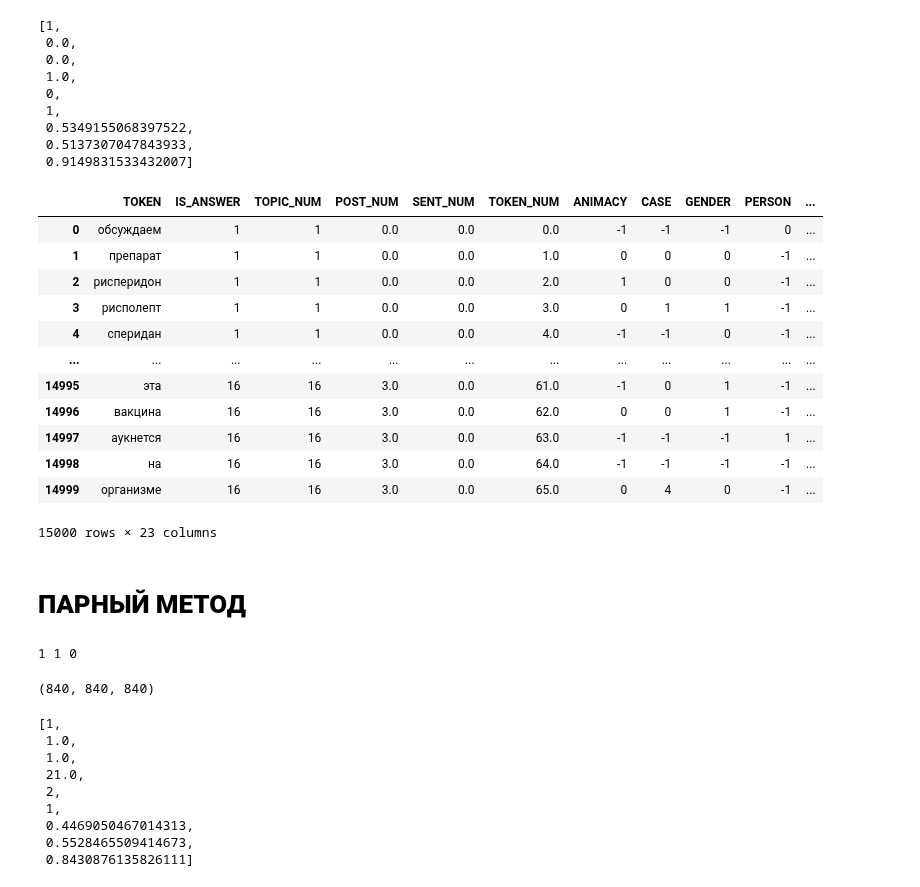
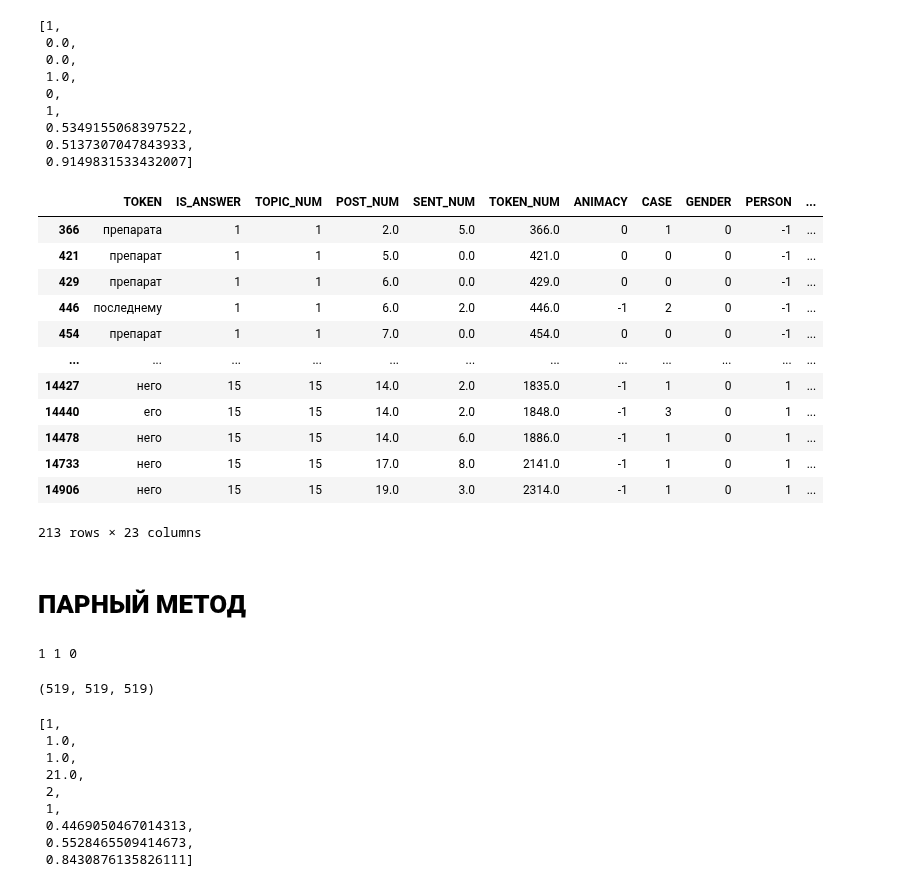
Before and after one commit to DmitryKutsev/cross-document_coreference, a Jupyter notebook: classifiers/rule_ml_pair.ipynb, the cells around one changed output. Saved outputs shown, nothing was run; the diff lists cells and outputs as text; code cells hidden in the pictures.

```diff
--- a/classifiers/rule_ml_pair.ipynb
+++ b/classifiers/rule_ml_pair.ipynb
@@ -1062,32 +1062,25 @@ list(df.values[1])[2:6] + list(df.values[1])[17:18] + list(df.values[1])[19:23]
  0.5349155068397522,
  0.5137307047843933,
  0.9149831533432007]
-# %%
-df
-# %% [output]
-|  | TOKEN | IS_ANSWER | TOPIC_NUM | POST_NUM | SENT_NUM | TOKEN_NUM | ANIMACY | CASE | GENDER | PERSON | ... |
-| 0 | обсуждаем | 1 | 1 | 0.0 | 0.0 | 0.0 | -1 | -1 | -1 | 0 | ... |
-| 1 | препарат | 1 | 1 | 0.0 | 0.0 | 1.0 | 0 | 0 | 0 | -1 | ... |
-| 2 | рисперидон | 1 | 1 | 0.0 | 0.0 | 2.0 | 1 | 0 | 0 | -1 | ... |
-| 3 | рисполепт | 1 | 1 | 0.0 | 0.0 | 3.0 | 0 | 1 | 1 | -1 | ... |
-| 4 | сперидан | 1 | 1 | 0.0 | 0.0 | 4.0 | -1 | -1 | 0 | -1 | ... |
-| ... | ... | ... | ... | ... | ... | ... | ... | ... | ... | ... | ... |
-| 14995 | эта | 16 | 16 | 3.0 | 0.0 | 61.0 | -1 | 0 | 1 | -1 | ... |
-| 14996 | вакцина | 16 | 16 | 3.0 | 0.0 | 62.0 | 0 | 0 | 1 | -1 | ... |
-| 14997 | аукнется | 16 | 16 | 3.0 | 0.0 | 63.0 | -1 | -1 | -1 | 1 | ... |
-| 14998 | на | 16 | 16 | 3.0 | 0.0 | 64.0 | -1 | -1 | -1 | -1 | ... |
-| 14999 | организме | 16 | 16 | 3.0 | 0.0 | 65.0 | 0 | 4 | 0 | -1 | ... |
-15000 rows × 23 columns
+# %%
+df.loc[(df['COREFERENCE_CLUSTER'] != 0) & (df['NER'] > 1)]
+# %% [output]
+|  | TOKEN | IS_ANSWER | TOPIC_NUM | POST_NUM | SENT_NUM | TOKEN_NUM | ANIMACY | CASE | GENDER | PERSON | ... |
+| 366 | препарата | 1 | 1 | 2.0 | 5.0 | 366.0 | 0 | 1 | 0 | -1 | ... |
+| 421 | препарат | 1 | 1 | 5.0 | 0.0 | 421.0 | 0 | 0 | 0 | -1 | ... |
+| 429 | препарат | 1 | 1 | 6.0 | 0.0 | 429.0 | 0 | 0 | 0 | -1 | ... |
+| 446 | последнему | 1 | 1 | 6.0 | 2.0 | 446.0 | -1 | 2 | 0 | -1 | ... |
+| 454 | препарат | 1 | 1 | 7.0 | 0.0 | 454.0 | 0 | 0 | 0 | -1 | ... |
+| ... | ... | ... | ... | ... | ... | ... | ... | ... | ... | ... | ... |
+| 14427 | него | 15 | 15 | 14.0 | 2.0 | 1835.0 | -1 | 1 | 0 | 1 | ... |
+| 14440 | его | 15 | 15 | 14.0 | 2.0 | 1848.0 | -1 | 3 | 0 | 1 | ... |
+| 14478 | него | 15 | 15 | 14.0 | 6.0 | 1886.0 | -1 | 1 | 0 | 1 | ... |
+| 14733 | него | 15 | 15 | 17.0 | 8.0 | 2141.0 | -1 | 1 | 0 | 1 | ... |
+| 14906 | него | 15 | 15 | 19.0 | 3.0 | 2314.0 | -1 | 1 | 0 | 1 | ... |
+213 rows × 23 columns
 # %% [markdown]
 # **ПАРНЫЙ МЕТОД**
 # %%
-# all_anaphors = df.loc[df['NER'] > 1]
-# all_antecedents = df.loc[df['NER'] == 1]
-# list(all_anaphors.iloc[[1]].values[0])
-# list(all_anaphors.values[1])
-# print(len(all_anaphors), len(all_antecedents))
-
-
 topics = list(set(df.TOPIC_NUM.values))
 topics
 
@@ -1122,7 +1115,7 @@ for topic_num in topics:
 
         relation_list.append(is_relation)
       else:
-        if counter < 2:
+        if counter < 1:
 
           pair_anaphors.append(list(anaphor)[2:6] + list(anaphor)[17:18]\
                               + list(anaphor)[19:23])
@@ -1139,7 +1132,7 @@ print(pair_anaphors[0][0], pair_antecedents[0][0], relation_list[0])
 len(pair_anaphors), len(pair_antecedents), len(relation_list)
 # %% [output]
 1 1 0
-(840, 840, 840)
+(519, 519, 519)
 # %%
 # можно посмотреть, что получилось
 pair_anaphors[0]
```
Also changed, not shown: parts of 9 cells of this notebook.
